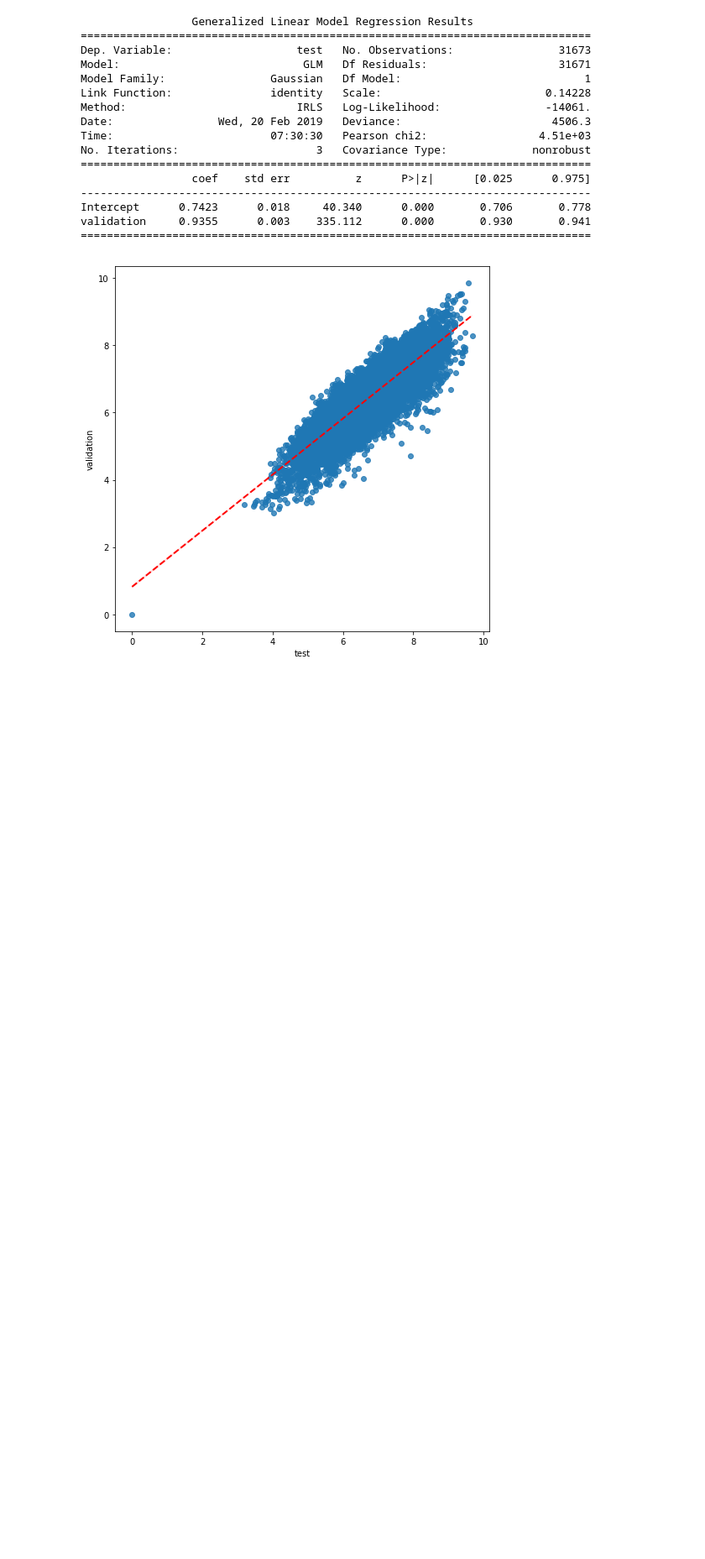
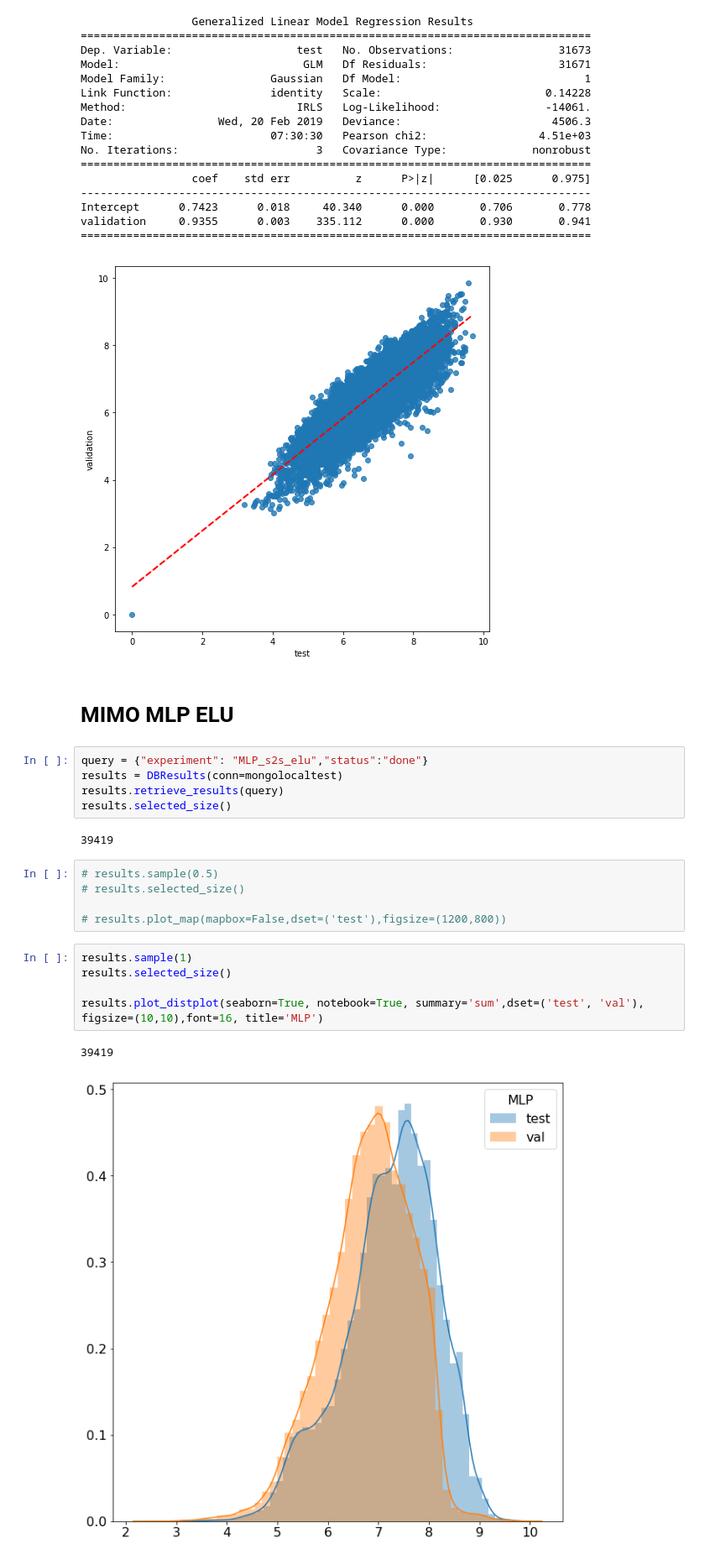
Before and after one commit to bejar/Wind, a Jupyter notebook: Notebooks/0EnergiesStatisticsFullExpIndividual.ipynb, the cells around one changed output. Shown: that part at 84% size. Drawn from its saved outputs; the diff is of its cells as text; blank space fills up the shorter version.

```diff
--- a/Notebooks/0EnergiesStatisticsFullExpIndividual.ipynb
+++ b/Notebooks/0EnergiesStatisticsFullExpIndividual.ipynb
@@ -252,3 +252,25 @@ Intercept      0.7423      0.018     40.340      0.000       0.706       0.778
 validation     0.9355      0.003    335.112      0.000       0.930       0.941
 ==============================================================================
 [figure]
+# %% [markdown]
+# MIMO MLP ELU
+# %%
+query = {"experiment": "MLP_s2s_elu","status":"done"}
+results = DBResults(conn=mongolocaltest)
+results.retrieve_results(query)
+results.selected_size()
+# %% [output]
+39419
+# %%
+# results.sample(0.5)
+# results.selected_size()
+
+# results.plot_map(mapbox=False,dset=('test'),figsize=(1200,800))
+# %%
+results.sample(1)
+results.selected_size()
+
+results.plot_distplot(seaborn=True, notebook=True, summary='sum',dset=('test', 'val'), figsize=(10,10),font=16, title='MLP')
+# %% [output]
+39419
+[figure, added]
```
Also changed, not shown: parts of 2 cells of this notebook, 10 other files.
